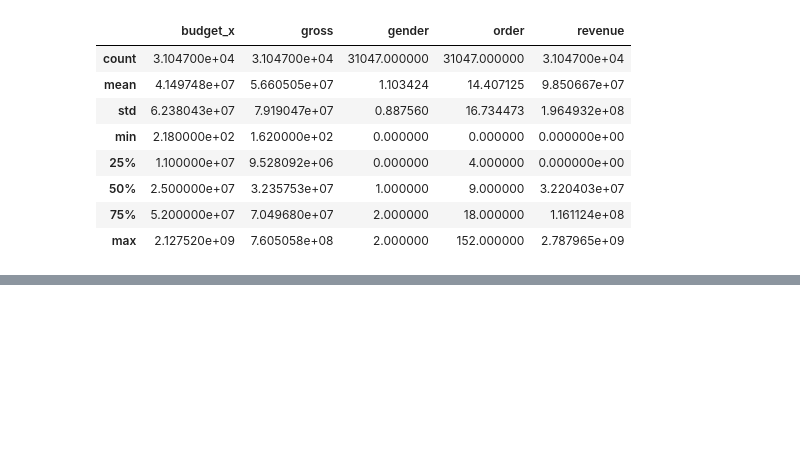
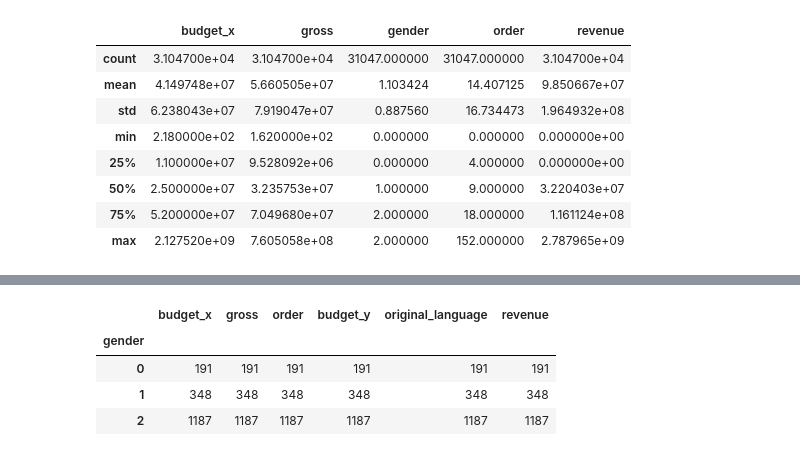
Before and after one commit to Danny-cao/DataScienceMovies, a Jupyter notebook: DataScienceFilms.ipynb, the cells around one changed output, grey strips where cells are left out. Drawn from its saved outputs; the diff is of its cells as text; code cells hidden in the pictures; blank space fills up the shorter version.

```diff
--- a/DataScienceFilms.ipynb
+++ b/DataScienceFilms.ipynb
@@ -315,0 +328,9 @@ df_merge_everything.describe()
+# %%
+# even kijken hoeveel mannen en vrouwen
+df_final.groupby('gender').count()
+# %% [output]
+|  | budget_x | gross | order | budget_y | original_language | revenue |
+| gender |  |  |  |  |  |  |
+| 0 | 191 | 191 | 191 | 191 | 191 | 191 |
+| 1 | 348 | 348 | 348 | 348 | 348 | 348 |
+| 2 | 1187 | 1187 | 1187 | 1187 | 1187 | 1187 |
```
Also changed, not shown: parts of 3 cells of this notebook.
